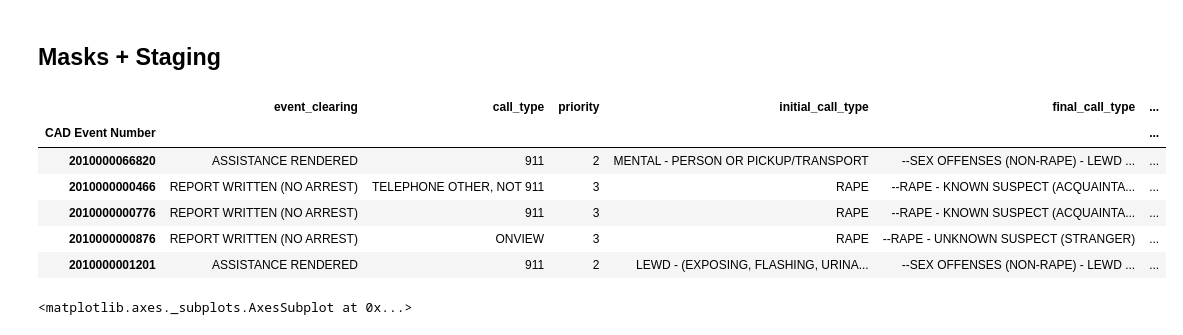
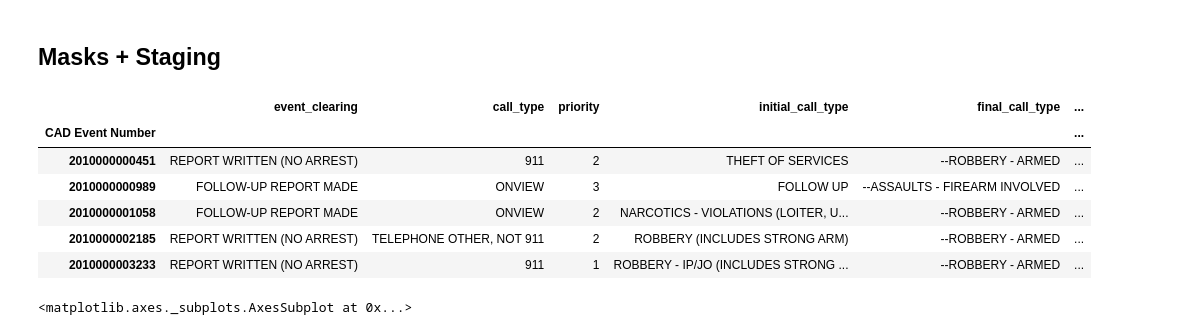
Before and after one commit to teacupwoozy/spd_notebook_archive, a Jupyter notebook: spd_notebook/2010-2018_sexcrimes_violentcrimes.ipynb, the cells around one changed output. Drawn from its saved outputs; the diff is of its cells as text; code cells hidden in the pictures.

```diff
--- a/spd_notebook/2010-2018_sexcrimes_violentcrimes.ipynb
+++ b/spd_notebook/2010-2018_sexcrimes_violentcrimes.ipynb
@@ -365,38 +365,44 @@ stage_is_acquaintance_rape = data[is_acquaintance_rape]
 stage_is_stranger_rape = data[is_stranger_rape]
 stage_is_lewd_conduct = data[is_lewd_conduct]
 stage_is_tru_rape_call = data[is_tru_rape_mask]
 stage_is_violent_crime = data[is_violent_crime]
 stage_is_top_clearing_code = data[is_top_clearing_code]
 
 stage_top_cc_rape = data[is_rape_mask & is_top_clearing_code]
 stage_top_cc_violent_crimes = data[is_violent_crime & is_top_clearing_code]
 stage_is_rape_arrest = data[is_rape_mask & is_arrest]
 stage_is_rape_report = data[is_rape_mask & is_report_written]
+stage_is_violent_crime_arrest = data[is_violent_crime & is_arrest]
+stage_is_violent_crime_report = data[is_violent_crime & is_report_written]
 
 # make p3 stage?
 
 stage_is_sexual_assault.head()
 # stage_is_stranger_rape_cfs.head()
 # stage_is_rape_cfs.head()
 # stage_is_acquaintance_rape.head()
 #stage_is_tru_rape_call.head(10)
 #stage_is_violent_crime.head()
 #stage_is_top_clearing_code.head(10)
 #stage_top_cc_rape.head()
 #stage_top_cc_violent_crimes.head()
 # stage_is_rape_arrest.head()
 # stage_is_rape_report.head()
+# stage_is_violent_crime_arrest.head()
+stage_is_violent_crime_report.head()
+
+
 #value_counts(stage_is_report.event_clearing)
 
 # Get the years
 # %% [output]
 |  | event_clearing | call_type | priority | initial_call_type | final_call_type | ... |
 | CAD Event Number |  |  |  |  |  | ... |
-| 2010000066820 | ASSISTANCE RENDERED | 911 | 2 | MENTAL - PERSON OR PICKUP/TRANSPORT | --SEX OFFENSES (NON-RAPE) - LEWD ... | ... |
-| 2010000000466 | REPORT WRITTEN (NO ARREST) | TELEPHONE OTHER, NOT 911 | 3 | RAPE | --RAPE - KNOWN SUSPECT (ACQUAINTA... | ... |
-| 2010000000776 | REPORT WRITTEN (NO ARREST) | 911 | 3 | RAPE | --RAPE - KNOWN SUSPECT (ACQUAINTA... | ... |
-| 2010000000876 | REPORT WRITTEN (NO ARREST) | ONVIEW | 3 | RAPE | --RAPE - UNKNOWN SUSPECT (STRANGER) | ... |
-| 2010000001201 | ASSISTANCE RENDERED | 911 | 2 | LEWD - (EXPOSING, FLASHING, URINA... | --SEX OFFENSES (NON-RAPE) - LEWD ... | ... |
+| 2010000000451 | REPORT WRITTEN (NO ARREST) | 911 | 2 | THEFT OF SERVICES | --ROBBERY - ARMED | ... |
+| 2010000000989 | FOLLOW-UP REPORT MADE | ONVIEW | 3 | FOLLOW UP | --ASSAULTS - FIREARM INVOLVED | ... |
+| 2010000001058 | FOLLOW-UP REPORT MADE | ONVIEW | 2 | NARCOTICS - VIOLATIONS (LOITER, U... | --ROBBERY - ARMED | ... |
+| 2010000002185 | REPORT WRITTEN (NO ARREST) | TELEPHONE OTHER, NOT 911 | 2 | ROBBERY (INCLUDES STRONG ARM) | --ROBBERY - ARMED | ... |
+| 2010000003233 | REPORT WRITTEN (NO ARREST) | 911 | 1 | ROBBERY - IP/JO (INCLUDES STRONG ... | --ROBBERY - ARMED | ... |
 # %%
 # Sandbox for each sexual assault by year
 
```
Also changed, not shown: parts of 10 cells of this notebook.
